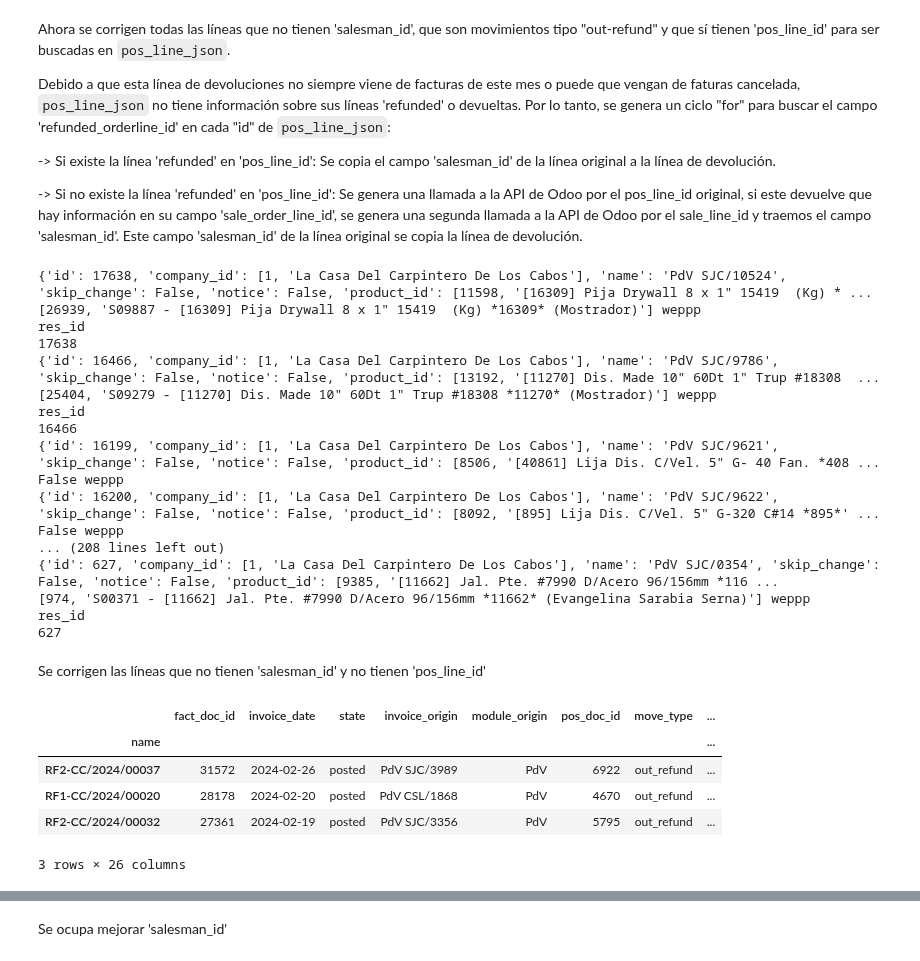
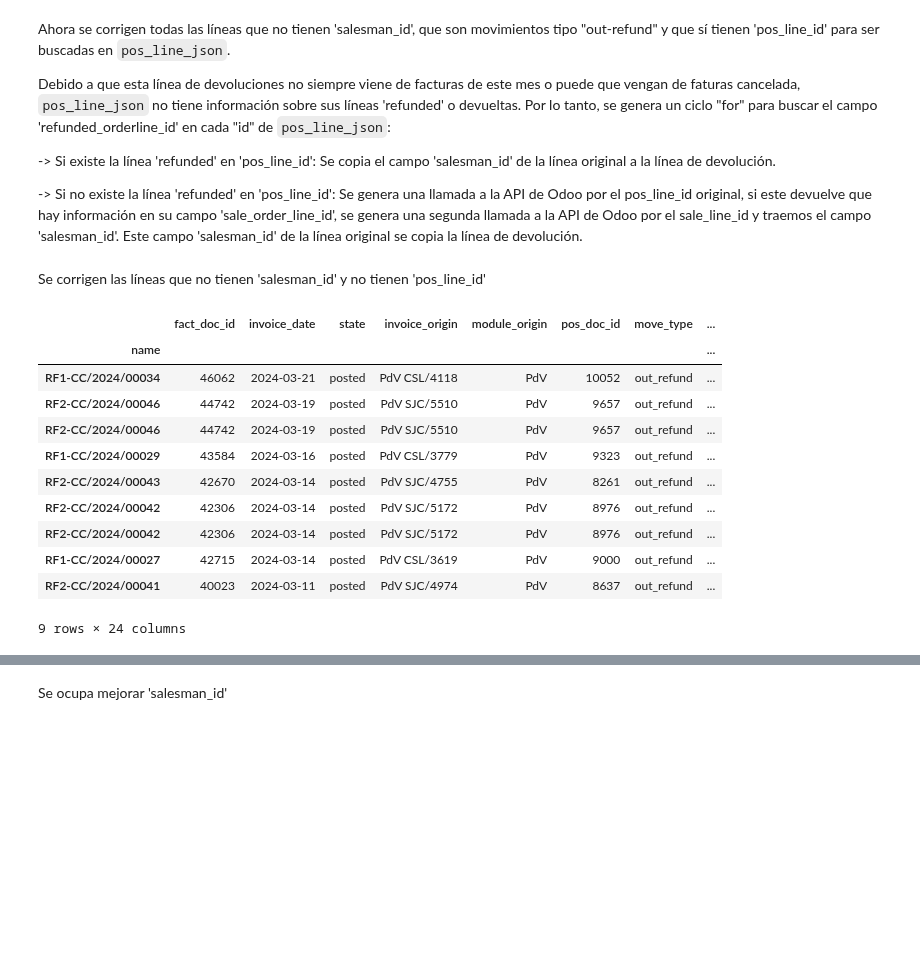
Before and after one commit to ecostichp/odoo_comisiones, a Jupyter notebook: algoritmo/beta_algoritmo.ipynb, the cells around one changed output, grey strips where cells are left out. Saved outputs shown, nothing was run; the diff lists cells and outputs as text; code cells hidden in the pictures; blank space fills up the shorter version.

Commit message:
Se avanzó en beta_algoritmo. Me quedo en checar devoluciones de PdV echas directas en Contabilidad.

```diff
--- a/algoritmo/beta_algoritmo.ipynb
+++ b/algoritmo/beta_algoritmo.ipynb
@@ -86,8 +86,8 @@ Después, se especifican los campos necesarios de este modelo en `fact_doc_field
 # %%
 search_fact = ["&", "&", "&",
           ("state", "=", "posted"),
-          ("invoice_date", ">=", "2024-02-01"),
-          ("invoice_date", "<=", "2024-02-29"),
+          ("invoice_date", ">=", "2024-03-01"),
+          ("invoice_date", "<=", "2024-03-31"),
           ("journal_id", "in", [10, 90, 30, 97])]
 
 fact_doc_fields = [
@@ -359,5 +359,5 @@ fact_pos_df['sale_line_id'] = fact_pos_df['sale_line_id'].astype('Int64')
 fact_pos_df.drop(columns=['sale_line_id_fact', 'sale_line_id_pos'], inplace=True)
 
 sale_line_ids = []
-for sid in (~fact_pos_df['sale_line_id'].isna()).unique():
+for sid in fact_pos_df.loc[~fact_pos_df['sale_line_id'].isna(), 'sale_line_id'].unique():
     sale_line_ids.append(int(sid))
@@ -428,56 +426,31 @@ pos_line_id_not_saleline, refunded_id_not_saleline = complete_df.loc[(complete_d
 
 for i in range(len(pos_line_id_not_saleline[1])):
     if not complete_df.loc[complete_df['pos_line_id'] == refunded_id_not_saleline[1].iloc[i]].empty:
-        complete_df.loc[complete_df['refunded_orderline_id'] == refunded_id_not_saleline[1].iloc[i], 'salesman_id'] = complete_df.loc[complete_df['pos_line_id'] == refunded_id_not_saleline[1].iloc[i], 'salesman_id'].iloc[0]
+        complete_df.loc[complete_df['pos_line_id'] == pos_line_id_not_saleline[1].iloc[i], 'salesman_id'] = complete_df.loc[complete_df['pos_line_id'] == refunded_id_not_saleline[1].iloc[i], 'salesman_id'].iloc[0]
     else:
         pos_line_json_not_found = models.execute_kw(api_db, uid, api_clave, 'pos.order.line', 'read', [[int(refunded_id_not_saleline[1].iloc[i])]])
         res_id = pos_line_json_not_found[0]['sale_order_line_id']
-        print(pos_line_json_not_found[0])
-        print(res_id, 'weppp')
         if res_id:
-            print('res_id', '')
-            print(refunded_id_not_saleline[1].iloc[i])
-                # sale_line_json_pos_not_found = models.execute_kw(api_db, uid, api_clave, 'sale.order.line', 'read', [pos_line_json_not_found[0]['sale_order_line_id'][0]], {'fields': sale_line_fields})
-                # complete_df.loc[complete_df['pos_line_id'] == id, 'salesman_id'] = sale_line_json_pos_not_found[0]['salesman_id'][0]
+            sale_line_json_pos_not_found = models.execute_kw(api_db, uid, api_clave, 'sale.order.line', 'read', [[ res_id[0]]], {'fields': sale_line_fields})
+            complete_df.loc[complete_df['pos_line_id'] == pos_line_id_not_saleline[1].iloc[i], 'salesman_id'] = sale_line_json_pos_not_found[0]['salesman_id'][0]
-# %% [output]
-{'id': 17638, 'company_id': [1, 'La Casa Del Carpintero De Los Cabos'], 'name': 'PdV SJC/10524', 'skip_change': False, 'notice': False, 'product_id': [11598, '[16309] Pija Drywall 8 x 1" 15419  (Kg) * ...
-[26939, 'S09887 - [16309] Pija Drywall 8 x 1" 15419  (Kg) *16309* (Mostrador)'] weppp
-res_id
-17638
-{'id': 16466, 'company_id': [1, 'La Casa Del Carpintero De Los Cabos'], 'name': 'PdV SJC/9786', 'skip_change': False, 'notice': False, 'product_id': [13192, '[11270] Dis. Made 10" 60Dt 1" Trup #18308  ...
-[25404, 'S09279 - [11270] Dis. Made 10" 60Dt 1" Trup #18308 *11270* (Mostrador)'] weppp
-res_id
-16466
-{'id': 16199, 'company_id': [1, 'La Casa Del Carpintero De Los Cabos'], 'name': 'PdV SJC/9621', 'skip_change': False, 'notice': False, 'product_id': [8506, '[40861] Lija Dis. C/Vel. 5" G- 40 Fan. *408 ...
-False weppp
-{'id': 16200, 'company_id': [1, 'La Casa Del Carpintero De Los Cabos'], 'name': 'PdV SJC/9622', 'skip_change': False, 'notice': False, 'product_id': [8092, '[895] Lija Dis. C/Vel. 5" G-320 C#14 *895*' ...
-False weppp
-... (208 lines left out)
-{'id': 627, 'company_id': [1, 'La Casa Del Carpintero De Los Cabos'], 'name': 'PdV SJC/0354', 'skip_change': False, 'notice': False, 'product_id': [9385, '[11662] Jal. Pte. #7990 D/Acero 96/156mm *116 ...
-[974, 'S00371 - [11662] Jal. Pte. #7990 D/Acero 96/156mm *11662* (Evangelina Sarabia Serna)'] weppp
-res_id
-627
-# %%
-for id in complete_df.loc[(complete_df['salesman_id'].isna()) & (complete_df['move_type'] == 'out_refund') & (~complete_df['pos_line_id'].isna())]['pos_line_id']:
-        refunded_pos_line_id = int(complete_df.loc[complete_df['pos_line_id'] == id]['refunded_orderline_id'].iloc[0])
-        if complete_df.loc[complete_df['pos_line_id'] == refunded_pos_line_id].empty:
-            pos_line_json_not_found = models.execute_kw(api_db, uid, api_clave, 'pos.order.line', 'read', [[refunded_pos_line_id]], {'fields': pos_line_fields})
-            res_id = pos_line_json_not_found[0]['sale_order_line_id']
-            if res_id:
-                sale_line_json_pos_not_found = models.execute_kw(api_db, uid, api_clave, 'sale.order.line', 'read', [pos_line_json_not_found[0]['sale_order_line_id'][0]], {'fields': sale_line_fields})
-                complete_df.loc[complete_df['pos_line_id'] == id, 'salesman_id'] = sale_line_json_pos_not_found[0]['salesman_id'][0]
-            else:
-                complete_df.loc[complete_df['pos_line_id'] == id, 'salesman_id'] = pd.NA
-        else:
-            complete_df.loc[complete_df['pos_line_id'] == id, 'salesman_id'] = complete_df.loc[complete_df['pos_line_id'] == refunded_pos_line_id]['salesman_id'].iloc[0]
 # %% [markdown]
 Se corrigen las líneas que no tienen 'salesman_id' y no tienen 'pos_line_id'
-# %%
-complete_df.loc[(complete_df['salesman_id'].isna()) & (complete_df['pos_line_id'].isna())]
-# %% [output]
-|  | fact_doc_id | invoice_date | state | invoice_origin | module_origin | pos_doc_id | move_type | ... |
-| name |  |  |  |  |  |  |  | ... |
-| RF2-CC/2024/00037 | 31572 | 2024-02-26 | posted | PdV SJC/3989 | PdV | 6922 | out_refund | ... |
-| RF1-CC/2024/00020 | 28178 | 2024-02-20 | posted | PdV CSL/1868 | PdV | 4670 | out_refund | ... |
-| RF2-CC/2024/00032 | 27361 | 2024-02-19 | posted | PdV SJC/3356 | PdV | 5795 | out_refund | ... |
-3 rows × 26 columns
+# %%
+# Están haciendo notas de devolución directas, no deja rastros.
+
+
+# complete_df.loc[(complete_df['salesman_id'].isna()) & (complete_df['pos_line_id'].isna())]
+complete_df.loc[(complete_df['move_type'] == 'out_refund') & (complete_df['module_origin'] == 'PdV') & (complete_df['pos_line_id'].isna())]
+# %% [output]
+|  | fact_doc_id | invoice_date | state | invoice_origin | module_origin | pos_doc_id | move_type | ... |
+| name |  |  |  |  |  |  |  | ... |
+| RF1-CC/2024/00034 | 46062 | 2024-03-21 | posted | PdV CSL/4118 | PdV | 10052 | out_refund | ... |
+| RF2-CC/2024/00046 | 44742 | 2024-03-19 | posted | PdV SJC/5510 | PdV | 9657 | out_refund | ... |
+| RF2-CC/2024/00046 | 44742 | 2024-03-19 | posted | PdV SJC/5510 | PdV | 9657 | out_refund | ... |
+| RF1-CC/2024/00029 | 43584 | 2024-03-16 | posted | PdV CSL/3779 | PdV | 9323 | out_refund | ... |
+| RF2-CC/2024/00043 | 42670 | 2024-03-14 | posted | PdV SJC/4755 | PdV | 8261 | out_refund | ... |
+| RF2-CC/2024/00042 | 42306 | 2024-03-14 | posted | PdV SJC/5172 | PdV | 8976 | out_refund | ... |
+| RF2-CC/2024/00042 | 42306 | 2024-03-14 | posted | PdV SJC/5172 | PdV | 8976 | out_refund | ... |
+| RF1-CC/2024/00027 | 42715 | 2024-03-14 | posted | PdV CSL/3619 | PdV | 9000 | out_refund | ... |
+| RF2-CC/2024/00041 | 40023 | 2024-03-11 | posted | PdV SJC/4974 | PdV | 8637 | out_refund | ... |
+9 rows × 24 columns
```
Also changed, not shown: parts of 3 cells of this notebook, 3 other files.
